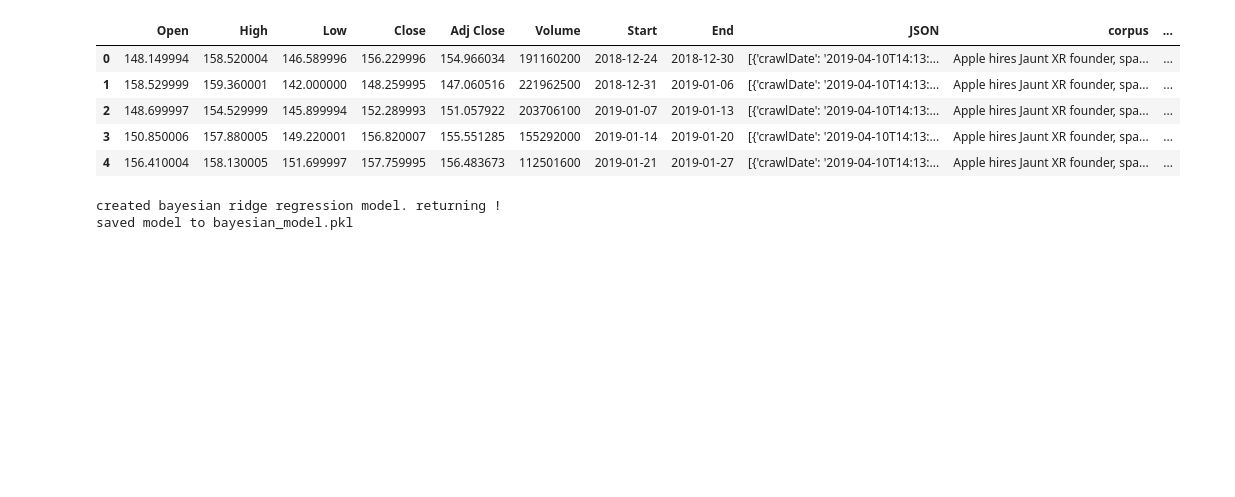
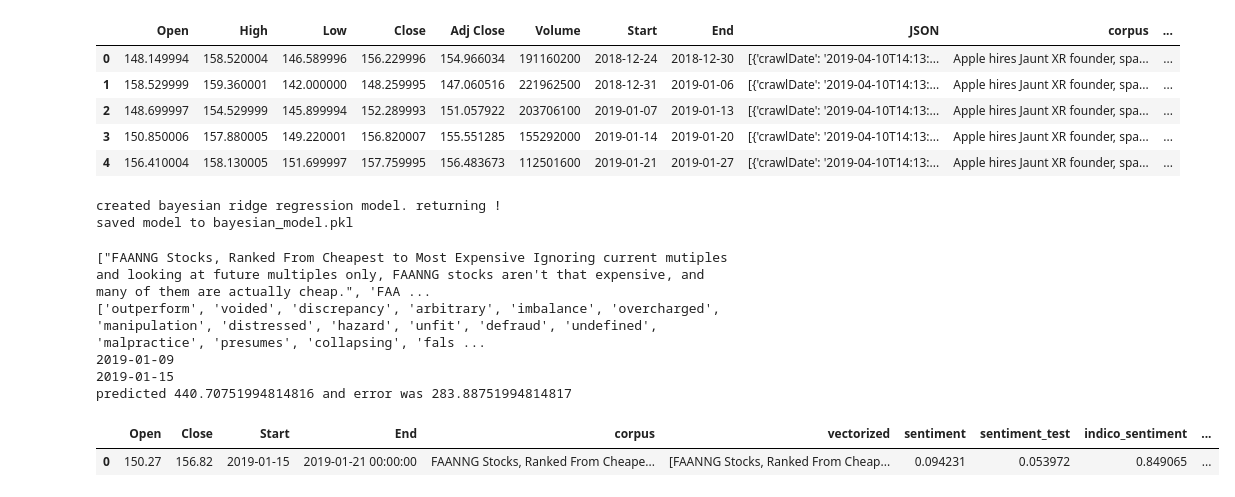
Before and after one commit to prisubs/CompliantWeb, a Jupyter notebook: web/serialize_model.ipynb, the cells around one changed output. Saved outputs shown, nothing was run; the diff lists cells and outputs as text; code cells hidden in the pictures; blank space fills up the shorter version.

```diff
--- a/web/serialize_model.ipynb
+++ b/web/serialize_model.ipynb
@@ -18,23 +18,36 @@ def impute(X):
     return X
 
 def good_bag(string_vector):
+    print(string_vector)
     bag = pd.read_csv("data/bag_of_words.csv")
     good_bag = bag["Good Words"].apply(str.lower).to_list()
+    print(good_bag)
     good_count = 0
+    count = 0
+    ttl_length = 0
+    string_vector = ' '.join(string_vector)
     for word in good_bag:
-        good_count += string_vector.count(word)
-    good = good_count / len(string_vector)
-    return good
+        for word2 in string_vector.split():
+            ttl_length = ttl_length + 1
+            if (word.lower() == word2.lower()):
+                count = count + 1
+    return count/ttl_length
 
 
 def bad_bag(string_vector):
     bag = pd.read_csv("data/bag_of_words.csv")
     bad_bag = bag["Bad Words"].apply(str.lower).to_list()
     bad_count = 0
+    good_count = 0
+    count = 0
+    ttl_length = 0
+    string_vector = ' '.join(string_vector)
     for word in bad_bag:
-        bad_count += string_vector.count(word)
-    bad = bad_count / len(string_vector)
-    return bad
+        for word2 in string_vector.split():
+            ttl_length = ttl_length + 1
+            if (word.lower() == word2.lower()):
+                count = count + 1
+    return count/ttl_length
 
 
 def aggregate_jsons(json_list):
@@ -150,0 +239,10 @@ saved model to bayesian_model.pkl
+# %%
+predict_new("aapl", "2019-01-15")
+# %% [output]
+["FAANNG Stocks, Ranked From Cheapest to Most Expensive Ignoring current mutiples and looking at future multiples only, FAANNG stocks aren't that expensive, and many of them are actually cheap.", 'FAA ...
+['outperform', 'voided', 'discrepancy', 'arbitrary', 'imbalance', 'overcharged', 'manipulation', 'distressed', 'hazard', 'unfit', 'defraud', 'undefined', 'malpractice', 'presumes', 'collapsing', 'fals ...
+2019-01-09
+2019-01-15
+predicted 440.70751994814816 and error was 283.88751994814817
+|  | Open | Close | Start | End | corpus | vectorized | sentiment | sentiment_test | indico_sentiment | ... |
+| 0 | 150.27 | 156.82 | 2019-01-15 | 2019-01-21 00:00:00 | FAANNG Stocks, Ranked From Cheape... | [FAANNG Stocks, Ranked From Cheap... | 0.094231 | 0.053972 | 0.849065 | ... |
```
Also changed, not shown: parts of 1 cell of this notebook, 1 other file.
